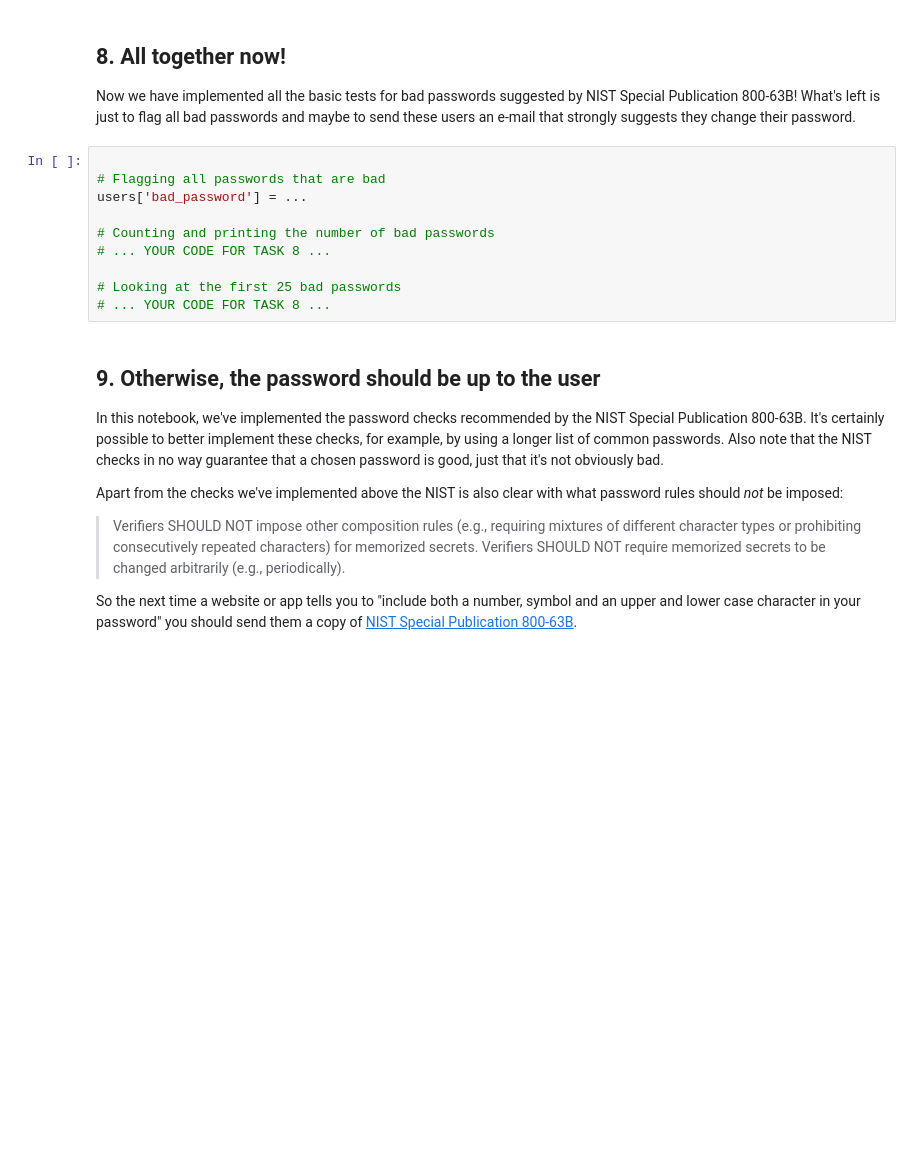
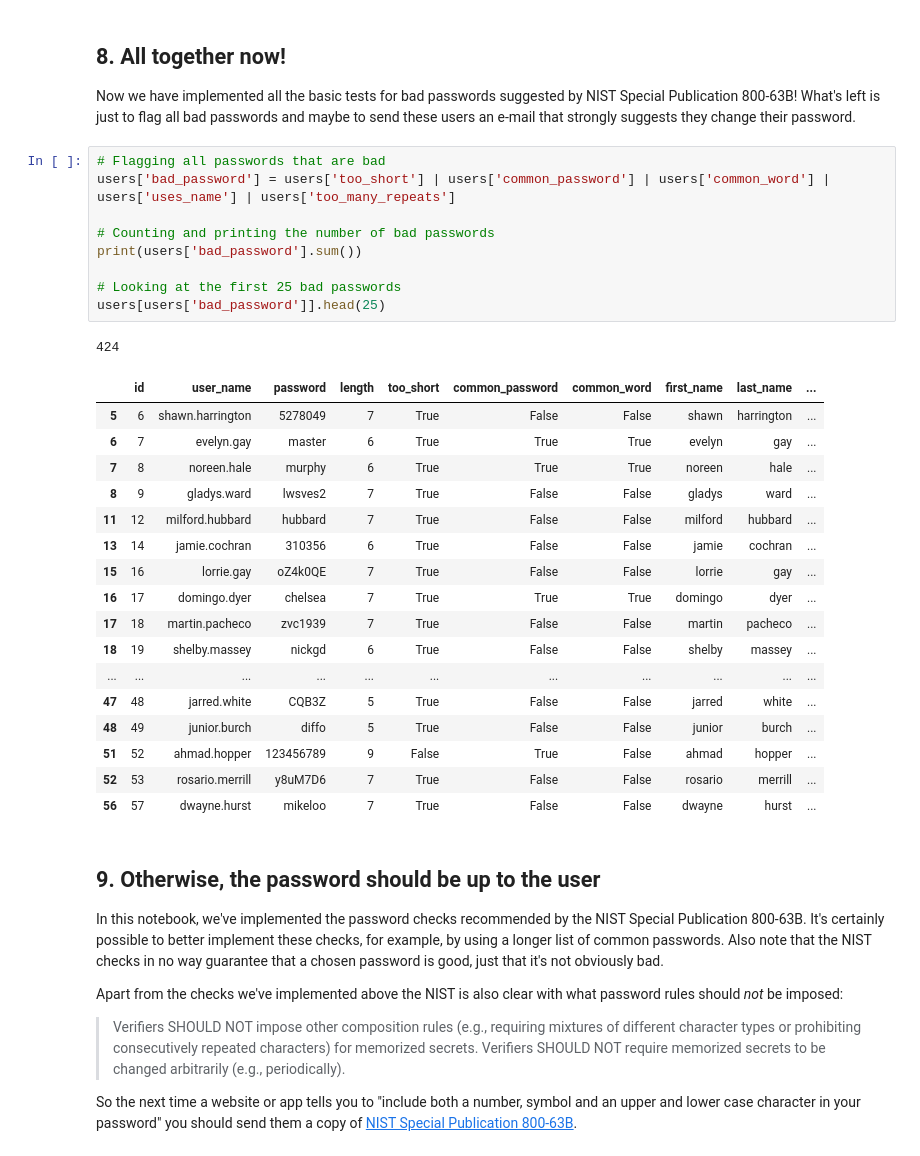
Before and after one commit to JeremyTallant/bad_passwords, a Jupyter notebook: nist_guidelines.ipynb, the cells around one changed output. Cells and saved outputs as stored; diff of their text form; blank space fills up the shorter version.

```diff
--- a/nist_guidelines.ipynb
+++ b/nist_guidelines.ipynb
@@ -230,15 +230,33 @@ users[users['too_many_repeats'] == True]
 ## 8. All together now!
 <p>Now we have implemented all the basic tests for bad passwords suggested by NIST Special Publication 800-63B! What's left is just to flag all bad passwords and maybe to send these users an e-mail that strongly suggests they change their password.</p>
 # %%
-
 # Flagging all passwords that are bad
-users['bad_password'] = ...
+users['bad_password'] = users['too_short'] | users['common_password'] | users['common_word'] | users['uses_name'] | users['too_many_repeats']
 
 # Counting and printing the number of bad passwords
-# ... YOUR CODE FOR TASK 8 ...
+print(users['bad_password'].sum())
 
 # Looking at the first 25 bad passwords
-# ... YOUR CODE FOR TASK 8 ...
+users[users['bad_password']].head(25)
+# %% [output]
+424
+|  | id | user_name | password | length | too_short | common_password | common_word | first_name | last_name | ... |
+| 5 | 6 | shawn.harrington | 5278049 | 7 | True | False | False | shawn | harrington | ... |
+| 6 | 7 | evelyn.gay | master | 6 | True | True | True | evelyn | gay | ... |
+| 7 | 8 | noreen.hale | murphy | 6 | True | True | True | noreen | hale | ... |
+| 8 | 9 | gladys.ward | lwsves2 | 7 | True | False | False | gladys | ward | ... |
+| 11 | 12 | milford.hubbard | hubbard | 7 | True | False | False | milford | hubbard | ... |
+| 13 | 14 | jamie.cochran | 310356 | 6 | True | False | False | jamie | cochran | ... |
+| 15 | 16 | lorrie.gay | oZ4k0QE | 7 | True | False | False | lorrie | gay | ... |
+| 16 | 17 | domingo.dyer | chelsea | 7 | True | True | True | domingo | dyer | ... |
+| 17 | 18 | martin.pacheco | zvc1939 | 7 | True | False | False | martin | pacheco | ... |
+| 18 | 19 | shelby.massey | nickgd | 6 | True | False | False | shelby | massey | ... |
+| ... | ... | ... | ... | ... | ... | ... | ... | ... | ... | ... |
+| 47 | 48 | jarred.white | CQB3Z | 5 | True | False | False | jarred | white | ... |
+| 48 | 49 | junior.burch | diffo | 5 | True | False | False | junior | burch | ... |
+| 51 | 52 | ahmad.hopper | 123456789 | 9 | False | True | False | ahmad | hopper | ... |
+| 52 | 53 | rosario.merrill | y8uM7D6 | 7 | True | False | False | rosario | merrill | ... |
+| 56 | 57 | dwayne.hurst | mikeloo | 7 | True | False | False | dwayne | hurst | ... |
 # %% [markdown]
 ## 9. Otherwise, the password should be up to the user
 <p>In this notebook, we've implemented the password checks recommended by the NIST Special Publication 800-63B. It's certainly possible to better implement these checks, for example, by using a longer list of common passwords. Also note that the NIST checks in no way guarantee that a chosen password is good, just that it's not obviously bad.</p>
```
